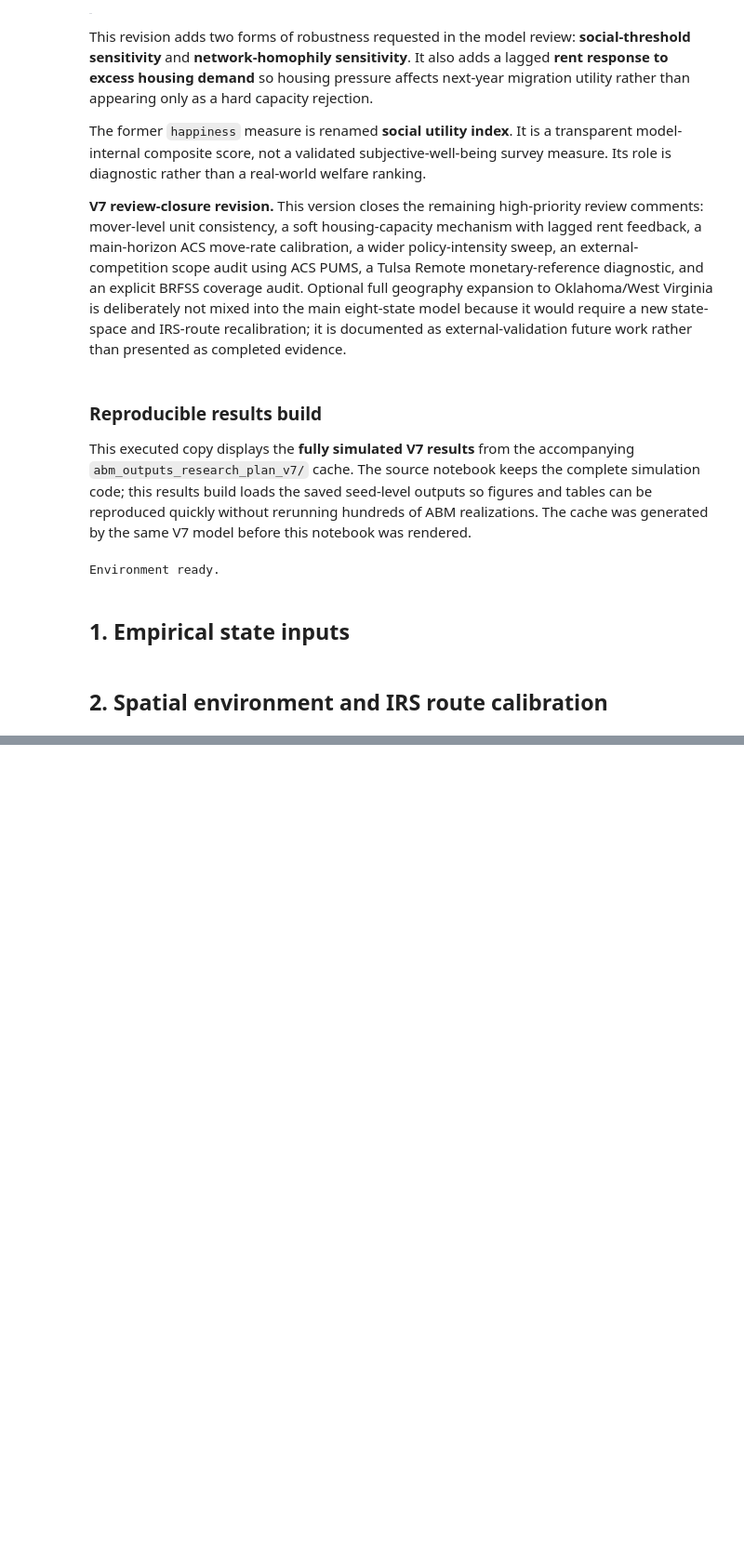
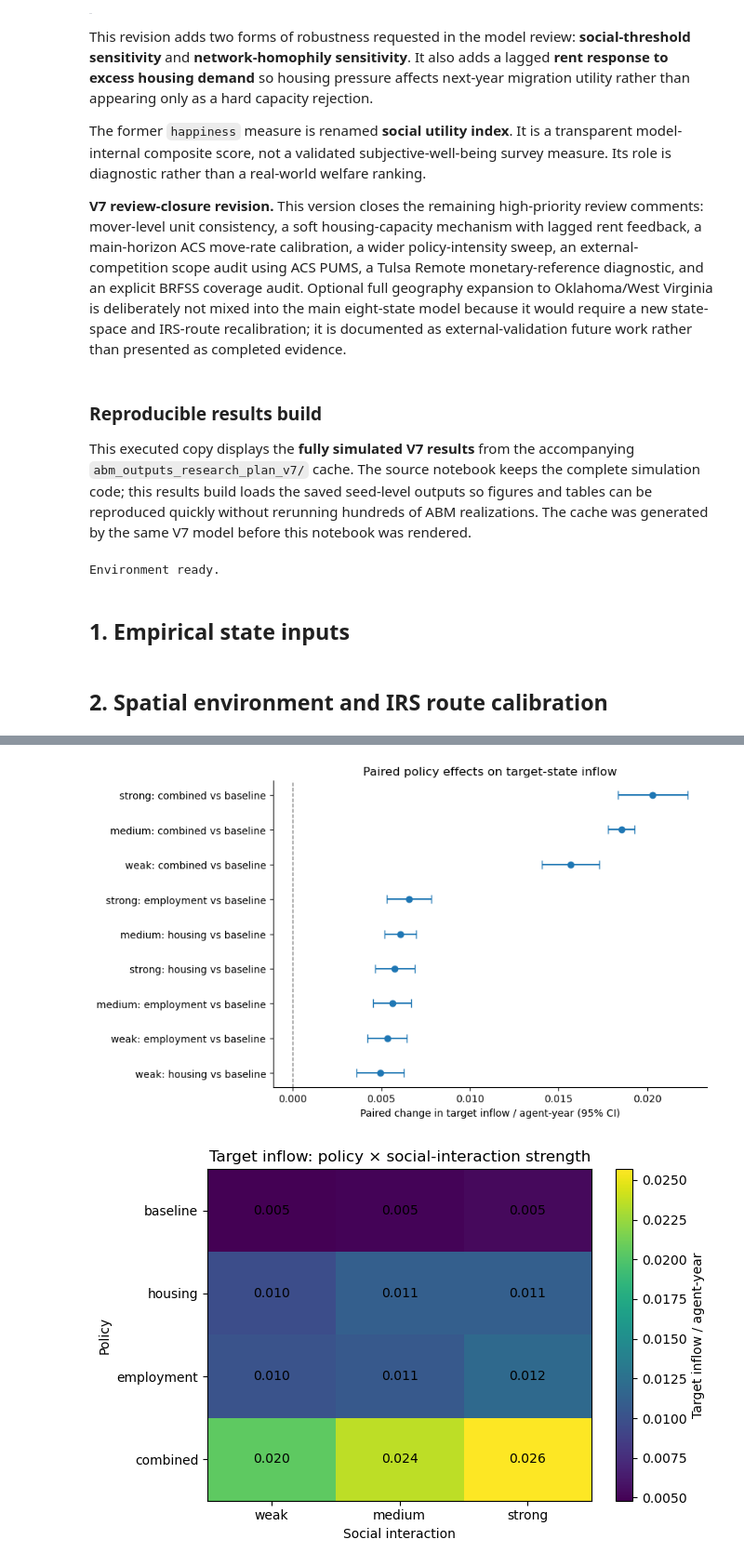
Before and after one commit to Jeremy-Xujia-Chen/CITS4403-GROUP-PROJECT, a Jupyter notebook: 0914-1_v8.ipynb, the cells around one changed output, grey strips where cells are left out. Shown at 93% size. Saved outputs shown, nothing was run; the diff lists cells and outputs as text; code cells hidden in the pictures; blank space fills up the shorter version.

Commit message:
PR-11: Paired interaction test, power check and plots

```diff
--- a/0914-1_v8.ipynb
+++ b/0914-1_v8.ipynb
@@ -310,0 +315,4 @@ for s in STATE_CODES:
+# %%
+policy_effects = pd.read_csv(RESULT_CACHE / "paired_policy_effects.csv")
+interaction_modification = pd.read_csv(RESULT_CACHE / "interaction_modification.csv")
+display(interaction_modification.round(4))
@@ -310,0 +379,51 @@ for s in STATE_CODES:
+# %%
+# 1) Forest plot of paired target-inflow effects with 95% t intervals.
+forest_rows = []
+for (interaction, policy), g in policy_effects.groupby(["interaction", "policy"]):
+    effect, ci = mean_t_ci(g["d_target_inflow_rate"])
+    forest_rows.append({
+        "comparison": f"{interaction}: {policy} vs baseline",
+        "effect_mean": effect,
+        "effect_ci95": ci,
+    })
+policy_effect_forest = pd.DataFrame(forest_rows).sort_values("effect_mean")
+
+y = np.arange(len(policy_effect_forest))
+fig, ax = plt.subplots(figsize=(8.8, 5.2))
+ax.errorbar(
+    policy_effect_forest["effect_mean"], y,
+    xerr=policy_effect_forest["effect_ci95"],
+    fmt="o", capsize=4,
+)
+ax.axvline(0, color="0.45", linestyle="--", linewidth=1)
+ax.set_yticks(y)
+ax.set_yticklabels(policy_effect_forest["comparison"])
+ax.set_xlabel("Paired change in target inflow / agent-year (95% CI)")
+ax.set_title("Paired policy effects on target-state inflow")
+ax.spines[["top", "right"]].set_visible(False)
+plt.tight_layout()
+plt.show()
+
+# 2) Policy × social-interaction heatmap.
+policy_order = ["baseline", "housing", "employment", "combined"]
+interaction_order = ["weak", "medium", "strong"]
+pivot = (
+    cross_summary.pivot(index="policy", columns="interaction", values="target_inflow_rate")
+    .reindex(index=policy_order, columns=interaction_order)
+)
+fig, ax = plt.subplots(figsize=(6.8, 4.5))
+im = ax.imshow(pivot.to_numpy(), aspect="auto")
+ax.set_xticks(range(len(pivot.columns)), pivot.columns)
+ax.set_yticks(range(len(pivot.index)), pivot.index)
+for i in range(pivot.shape[0]):
+    for j in range(pivot.shape[1]):
+        ax.text(j, i, f"{pivot.iloc[i, j]:.3f}", ha="center", va="center")
+fig.colorbar(im, ax=ax, label="Target inflow / agent-year")
+ax.set_title("Target inflow: policy × social-interaction strength")
+ax.set_xlabel("Social interaction")
+ax.set_ylabel("Policy")
+plt.tight_layout()
+plt.show()
+# %% [output]
+[figure, added]
+[figure, added]
```
Also changed, not shown: parts of 5 cells of this notebook.
